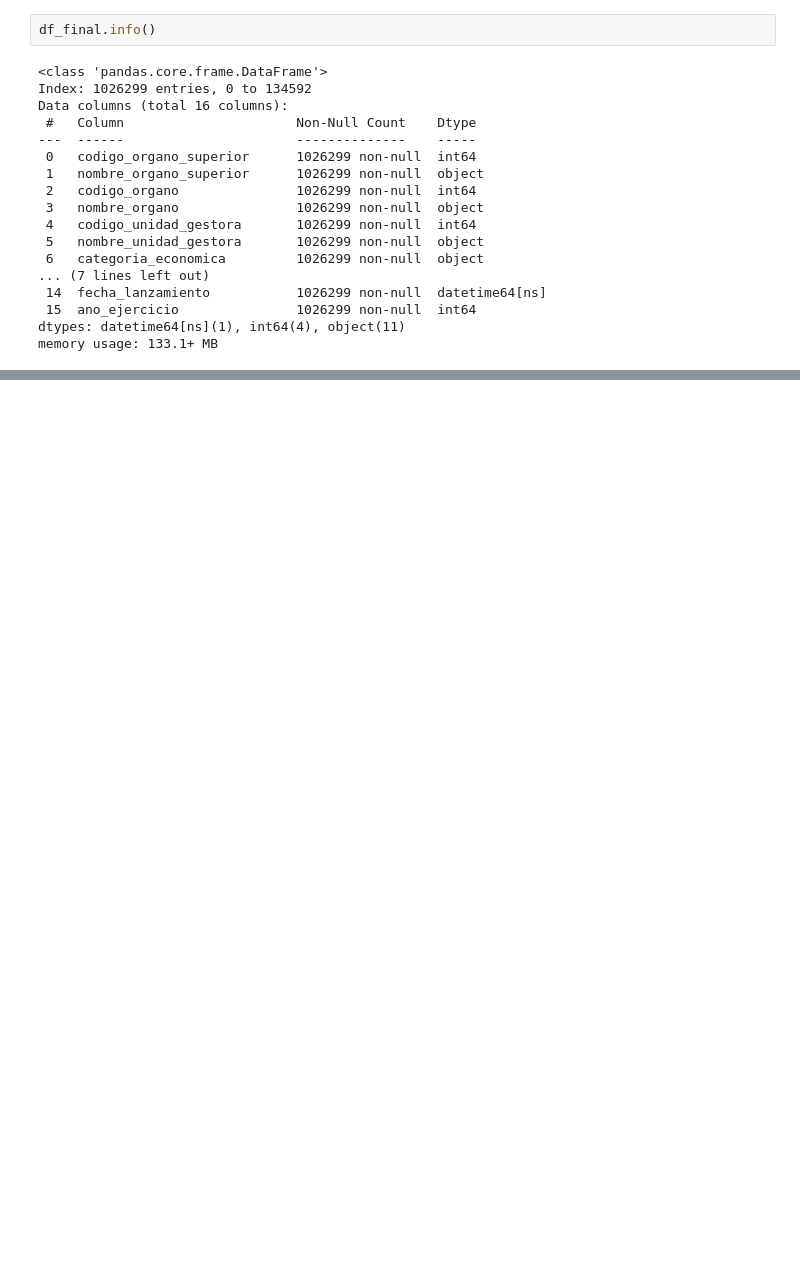
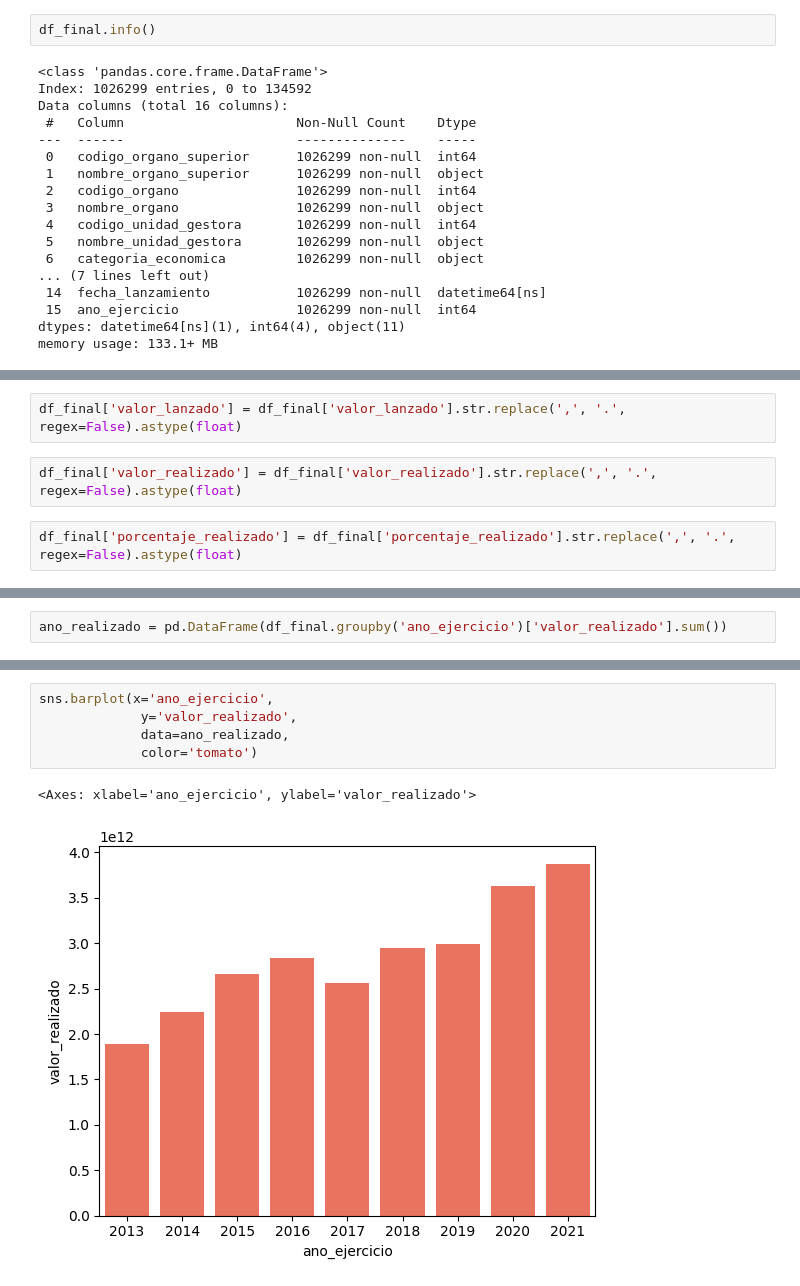
Before and after one commit to luisjimse/Proyecto2-Ingresos-Publicos-Brasil, a Jupyter notebook: ingresos_publicos_brasil.ipynb, the cells around one changed output, grey strips where cells are left out. Cells and saved outputs as stored; diff of their text form; blank space fills up the shorter version.

```diff
--- a/ingresos_publicos_brasil.ipynb
+++ b/ingresos_publicos_brasil.ipynb
@@ -300,0 +307,6 @@ df_final.head(5)
+# %%
+df_final['valor_lanzado'] = df_final['valor_lanzado'].str.replace(',', '.', regex=False).astype(float)
+# %%
+df_final['valor_realizado'] = df_final['valor_realizado'].str.replace(',', '.', regex=False).astype(float)
+# %%
+df_final['porcentaje_realizado'] = df_final['porcentaje_realizado'].str.replace(',', '.', regex=False).astype(float)
@@ -300,0 +433,2 @@ df_final.head(5)
+# %%
+ano_realizado = pd.DataFrame(df_final.groupby('ano_ejercicio')['valor_realizado'].sum())
@@ -300,0 +449,8 @@ df_final.head(5)
+# %%
+sns.barplot(x='ano_ejercicio',
+             y='valor_realizado',
+             data=ano_realizado,
+             color='tomato')
+# %% [output]
+<Axes: xlabel='ano_ejercicio', ylabel='valor_realizado'>
+[figure, added]
```
Also changed, not shown: parts of 21 cells of this notebook, 1 other file.
